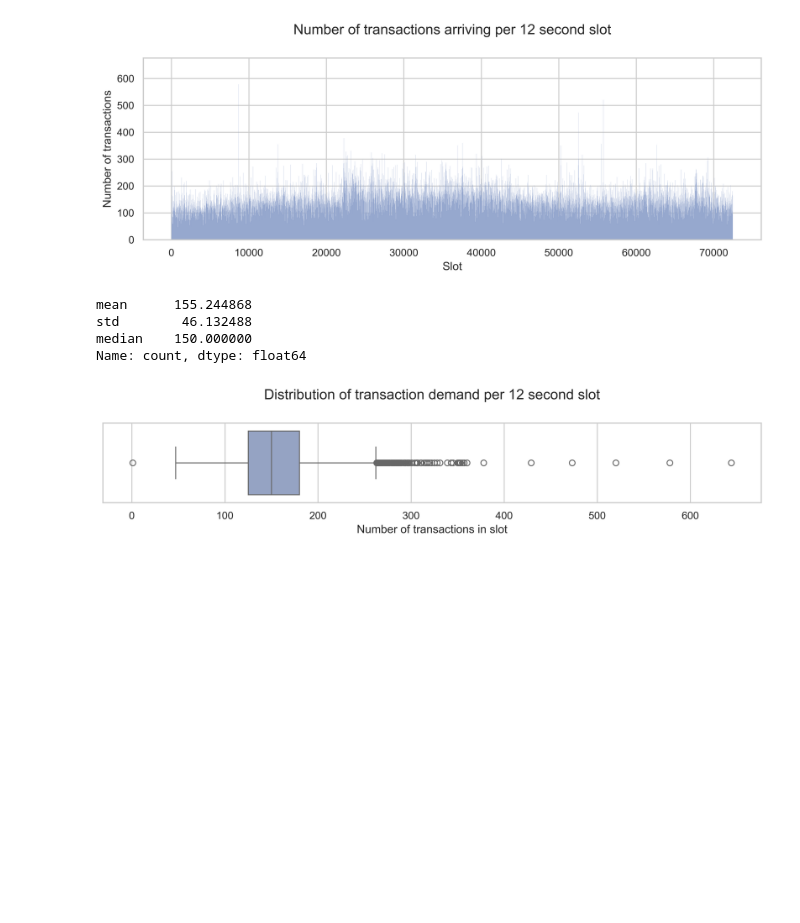
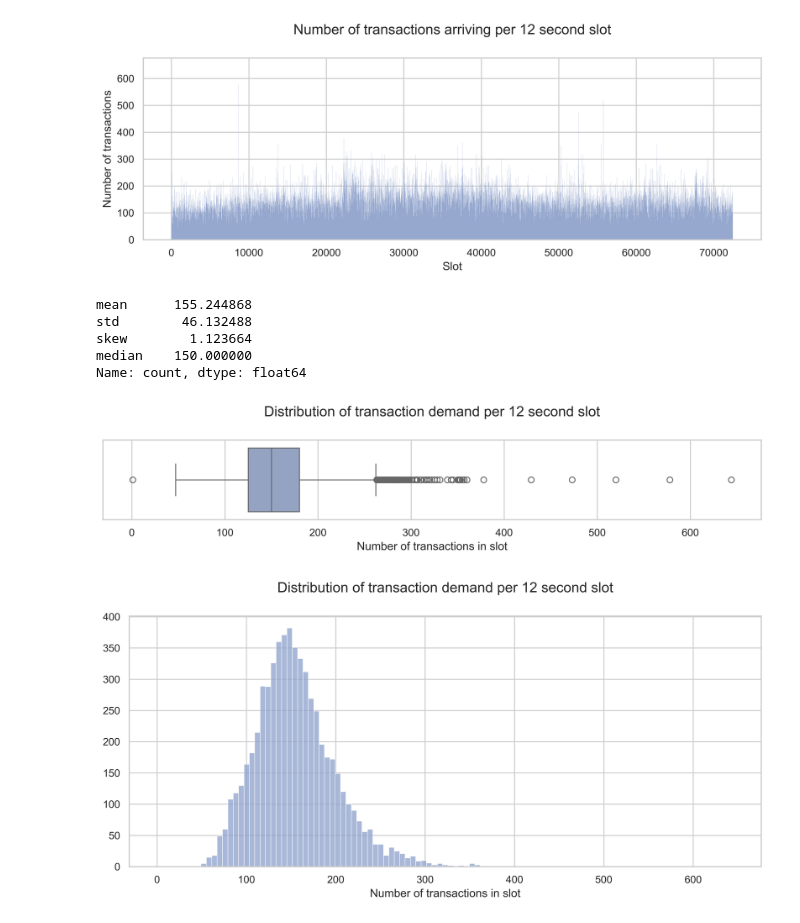
Before and after one commit to nightingalelab/evm-meter-analysis, a Jupyter notebook: notebooks/4.0-arrival-times-analysis.ipynb, the cells around one changed output. Saved outputs shown, nothing was run; the diff lists cells and outputs as text; code cells hidden in the pictures; blank space fills up the shorter version.

Commit message:
Test distributions for demand

```diff
--- a/notebooks/4.0-arrival-times-analysis.ipynb
+++ b/notebooks/4.0-arrival-times-analysis.ipynb
@@ -74,4 +76,7 @@ Data columns (total 15 columns):
  14  12s_slot                937679 non-null  int64
 dtypes: bool(2), datetime64[ns](2), int64(10), object(1)
 memory usage: 94.8+ MB
+# %%
+slot_counts_df = tx_info_df.groupby("12s_slot").size().reset_index()
+slot_counts_df.columns = ["12s_slot", "count"]
 # %% [markdown]
@@ -95,17 +94,17 @@ plt.tight_layout()
 plt.show()
 # %% [output]
 [figure]
+# %%
+print(slot_counts_df["count"].agg(["mean", "std", "skew", "median"]))
+# %% [output]
+mean      155.244868
+std        46.132488
+skew        1.123664
+median    150.000000
+Name: count, dtype: float64
 # %%
-temp_df = tx_info_df.groupby("12s_slot").size().reset_index()
-temp_df.columns = ["12s_slot", "count"]
-print(temp_df["count"].agg(["mean", "std", "median"]))
-
 plt.figure(figsize=(10, 2.5))
-ax = sns.boxplot(
-    temp_df.reset_index(),
-    x="count",
-    color="#8da0cb"
-)
+ax = sns.boxplot(slot_counts_df, x="count", color="#8da0cb")
 plt.title(
     "Distribution of transaction demand per 12 second slot",
     pad=25,
@@ -115,8 +114,17 @@ plt.ylabel("")
 plt.tight_layout()
 plt.show()
 # %% [output]
-mean      155.244868
-std        46.132488
-median    150.000000
-Name: count, dtype: float64
 [figure]
+# %%
+plt.figure(figsize=(10, 5))
+ax = sns.histplot(slot_counts_df, x="count", color="#8da0cb")
+plt.title(
+    "Distribution of transaction demand per 12 second slot",
+    pad=25,
+)
+plt.xlabel("Number of transactions in slot")
+plt.ylabel("")
+plt.tight_layout()
+plt.show()
+# %% [output]
+[figure, added]
```
Also changed, not shown: parts of 8 cells of this notebook.
